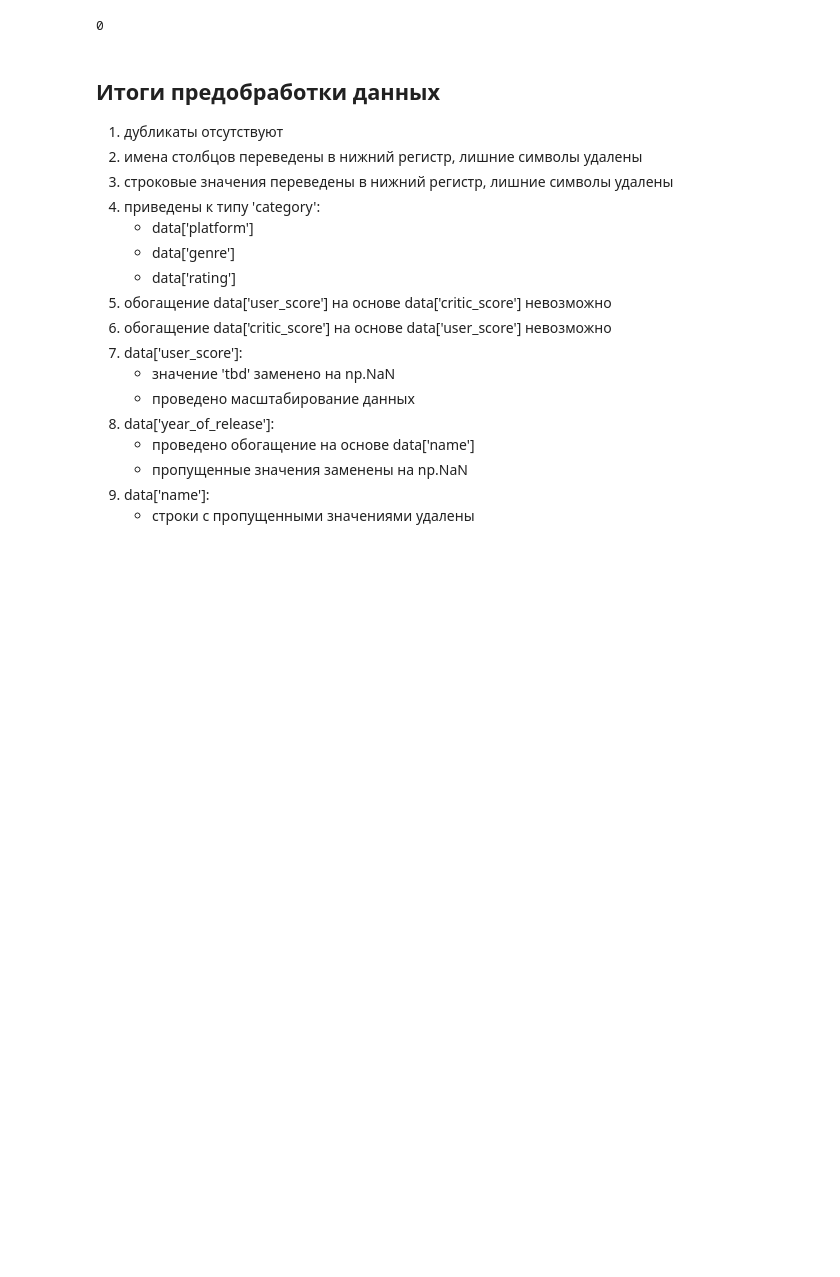
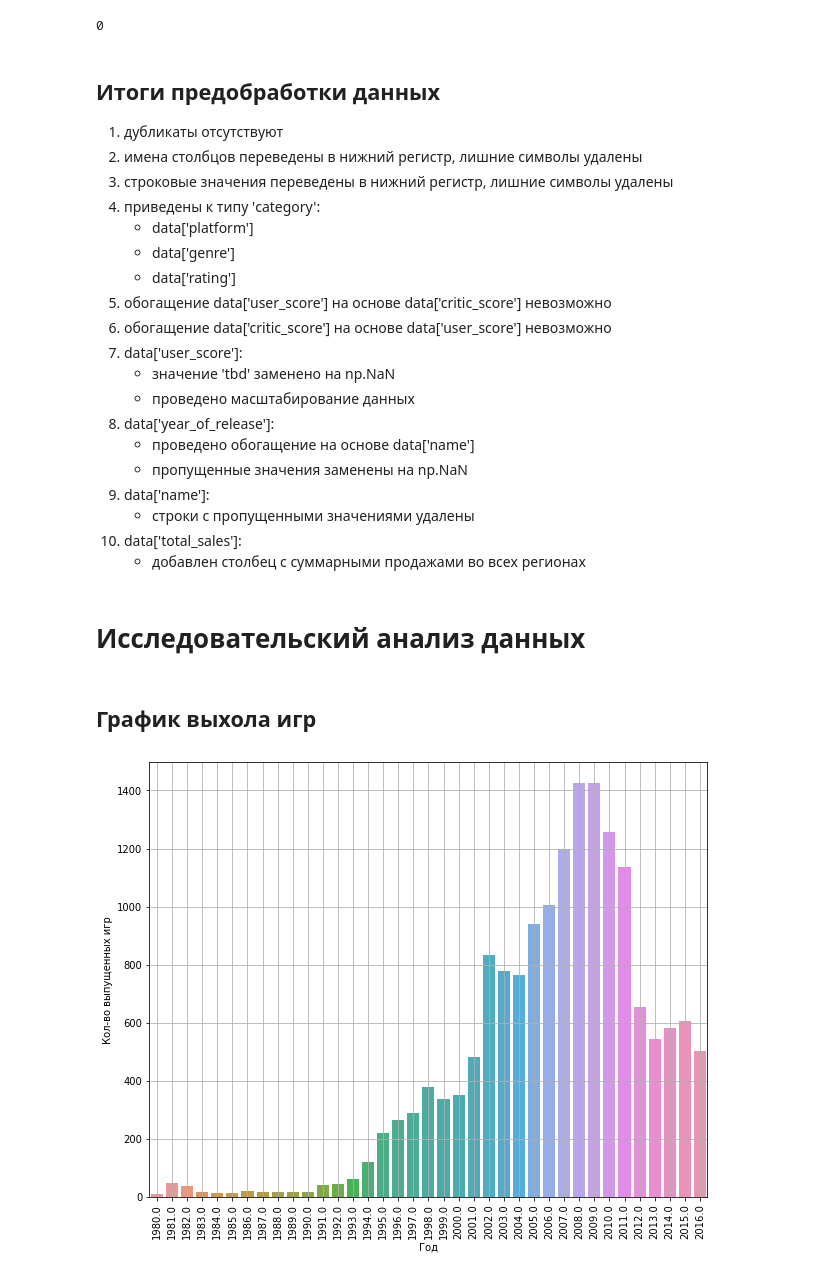
Before and after one commit to parabatareek/DataAnalyst, a Jupyter notebook: Projects/Project 6 - Выявление закономерностей определяющих успешность игры на рынке/Project 6 - Выявление закономерностей определяющих успешность игры на рынке.ipynb, the cells around one changed output. Saved outputs shown, nothing was run; the diff lists cells and outputs as text; code cells hidden in the pictures; blank space fills up the shorter version.

```diff
--- a/Projects/Project 6 - Выявление закономерностей определяющих успешность игры на рынке/Project 6 - Выявление закономерностей определяющих успешность игры на рынке.ipynb
+++ b/Projects/Project 6 - Выявление закономерностей определяющих успешность игры на рынке/Project 6 - Выявление закономерностей определяющих успешность игры на рынке.ipynb
@@ -277,0 +282,3 @@ memory usage: 1.2+ MB
+# %%
+data['total_sales'] = data['na_sales'] + data['eu_sales'] + data['jp_sales'] + data['other_sales']
+data['total_sales'].head()
@@ -301,3 +337,27 @@ data.duplicated().sum()
     * пропущенные значения заменены на np.NaN
 9. data['name']:
     * строки с пропущенными значениями удалены
+10. data['total_sales']:
+    * добавлен столбец с суммарными продажами во всех регионах
+# %% [markdown]
+<a id='analyze'></a>
+# Исследовательский анализ данных #
+# %% [markdown]
+<a id='analyze_total_games'></a>
+## График выхола игр ##
+# %%
+pivot_games_count_year = data.pivot_table(index='year_of_release',
+                                          values='name',
+                                          aggfunc='count')
+# %%
+fig, ax = plt.subplots(figsize=(10,8))
+sns.barplot(x=pivot_games_count_year.index,
+            y=pivot_games_count_year.name,
+            ax=ax)
+plt.grid()
+plt.xticks(rotation=90)
+plt.xlabel('Год')
+plt.ylabel('Кол-во выпущенных игр')
+plt.show()
+# %% [output]
+[figure, added]
```
Also changed, not shown: parts of 11 cells of this notebook.
